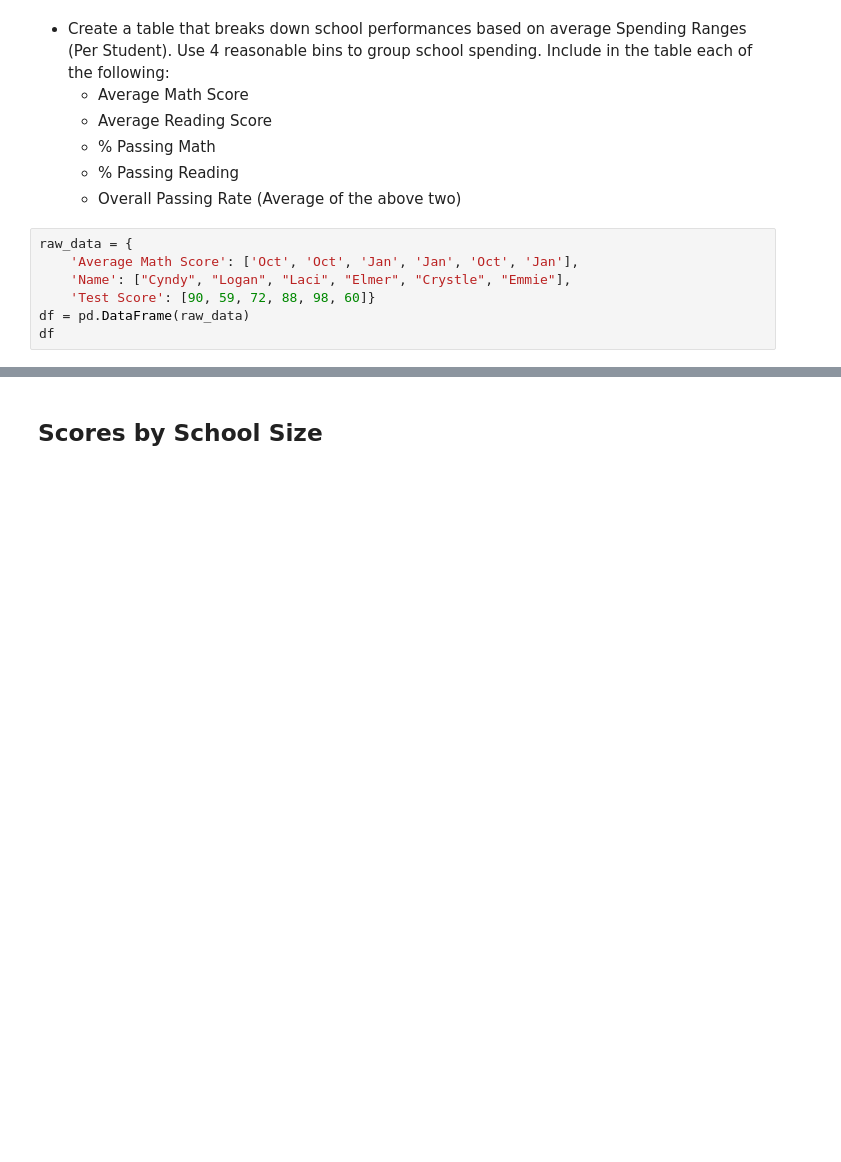
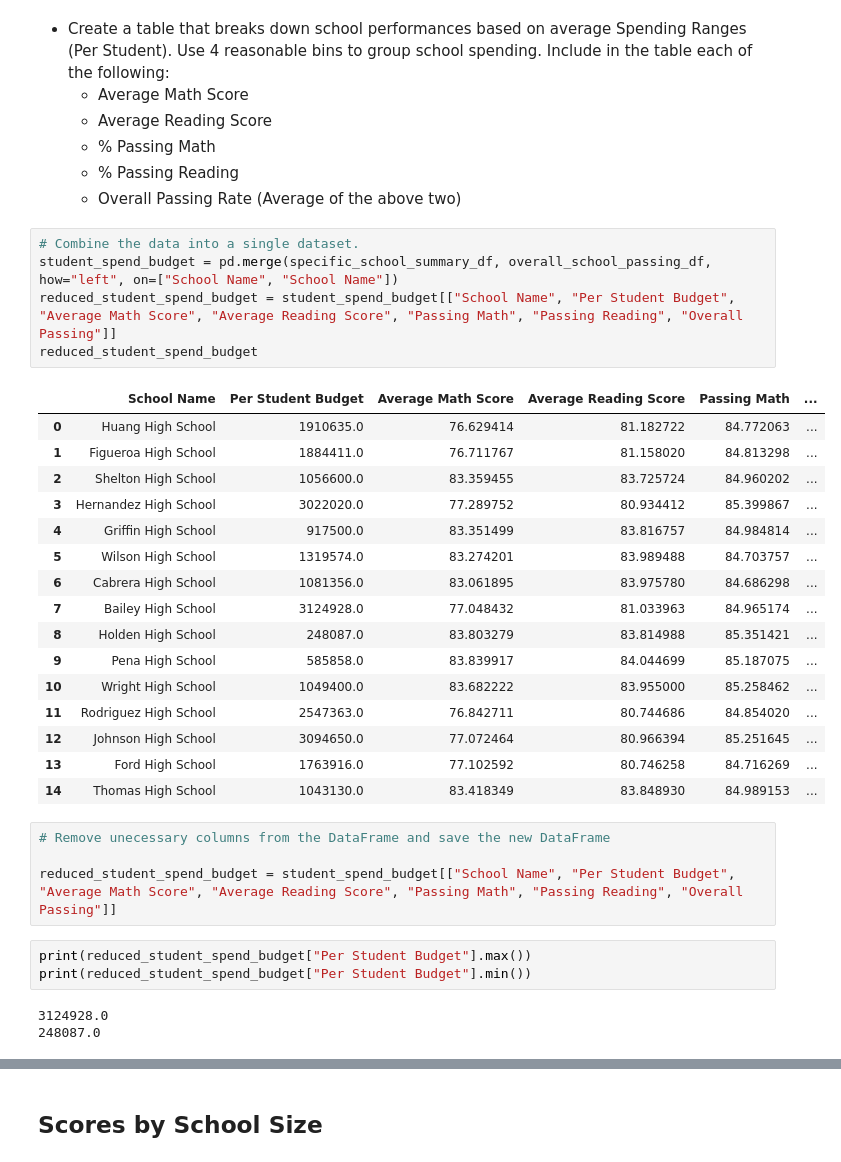
Before and after one commit to lstredler/pandas-challenge, a Jupyter notebook: PyCitySchools_code.ipynb, the cells around one changed output, grey strips where cells are left out. Cells and saved outputs as stored; diff of their text form; blank space fills up the shorter version.

```diff
--- a/PyCitySchools_code.ipynb
+++ b/PyCitySchools_code.ipynb
@@ -906,10 +843,35 @@ Name: School Name, dtype: int64
   * % Passing Math
   * % Passing Reading
   * Overall Passing Rate (Average of the above two)
-# %%
-raw_data = {
-    'Average Math Score': ['Oct', 'Oct', 'Jan', 'Jan', 'Oct', 'Jan'],
-    'Name': ["Cyndy", "Logan", "Laci", "Elmer", "Crystle", "Emmie"],
-    'Test Score': [90, 59, 72, 88, 98, 60]}
-df = pd.DataFrame(raw_data)
-df
+# %%
+# Combine the data into a single dataset.
+student_spend_budget = pd.merge(specific_school_summary_df, overall_school_passing_df, how="left", on=["School Name", "School Name"])
+reduced_student_spend_budget = student_spend_budget[["School Name", "Per Student Budget", "Average Math Score", "Average Reading Score", "Passing Math", "Passing Reading", "Overall Passing"]]
+reduced_student_spend_budget
+# %% [output]
+|  | School Name | Per Student Budget | Average Math Score | Average Reading Score | Passing Math | ... |
+| 0 | Huang High School | 1910635.0 | 76.629414 | 81.182722 | 84.772063 | ... |
+| 1 | Figueroa High School | 1884411.0 | 76.711767 | 81.158020 | 84.813298 | ... |
+| 2 | Shelton High School | 1056600.0 | 83.359455 | 83.725724 | 84.960202 | ... |
+| 3 | Hernandez High School | 3022020.0 | 77.289752 | 80.934412 | 85.399867 | ... |
+| 4 | Griffin High School | 917500.0 | 83.351499 | 83.816757 | 84.984814 | ... |
+| 5 | Wilson High School | 1319574.0 | 83.274201 | 83.989488 | 84.703757 | ... |
+| 6 | Cabrera High School | 1081356.0 | 83.061895 | 83.975780 | 84.686298 | ... |
+| 7 | Bailey High School | 3124928.0 | 77.048432 | 81.033963 | 84.965174 | ... |
+| 8 | Holden High School | 248087.0 | 83.803279 | 83.814988 | 85.351421 | ... |
+| 9 | Pena High School | 585858.0 | 83.839917 | 84.044699 | 85.187075 | ... |
+| 10 | Wright High School | 1049400.0 | 83.682222 | 83.955000 | 85.258462 | ... |
+| 11 | Rodriguez High School | 2547363.0 | 76.842711 | 80.744686 | 84.854020 | ... |
+| 12 | Johnson High School | 3094650.0 | 77.072464 | 80.966394 | 85.251645 | ... |
+| 13 | Ford High School | 1763916.0 | 77.102592 | 80.746258 | 84.716269 | ... |
+| 14 | Thomas High School | 1043130.0 | 83.418349 | 83.848930 | 84.989153 | ... |
+# %%
+# Remove unecessary columns from the DataFrame and save the new DataFrame
+
+reduced_student_spend_budget = student_spend_budget[["School Name", "Per Student Budget", "Average Math Score", "Average Reading Score", "Passing Math", "Passing Reading", "Overall Passing"]]
+# %%
+print(reduced_student_spend_budget["Per Student Budget"].max())
+print(reduced_student_spend_budget["Per Student Budget"].min())
+# %% [output]
+3124928.0
+248087.0
```
Also changed, not shown: parts of 18 cells of this notebook, 1 other file.
